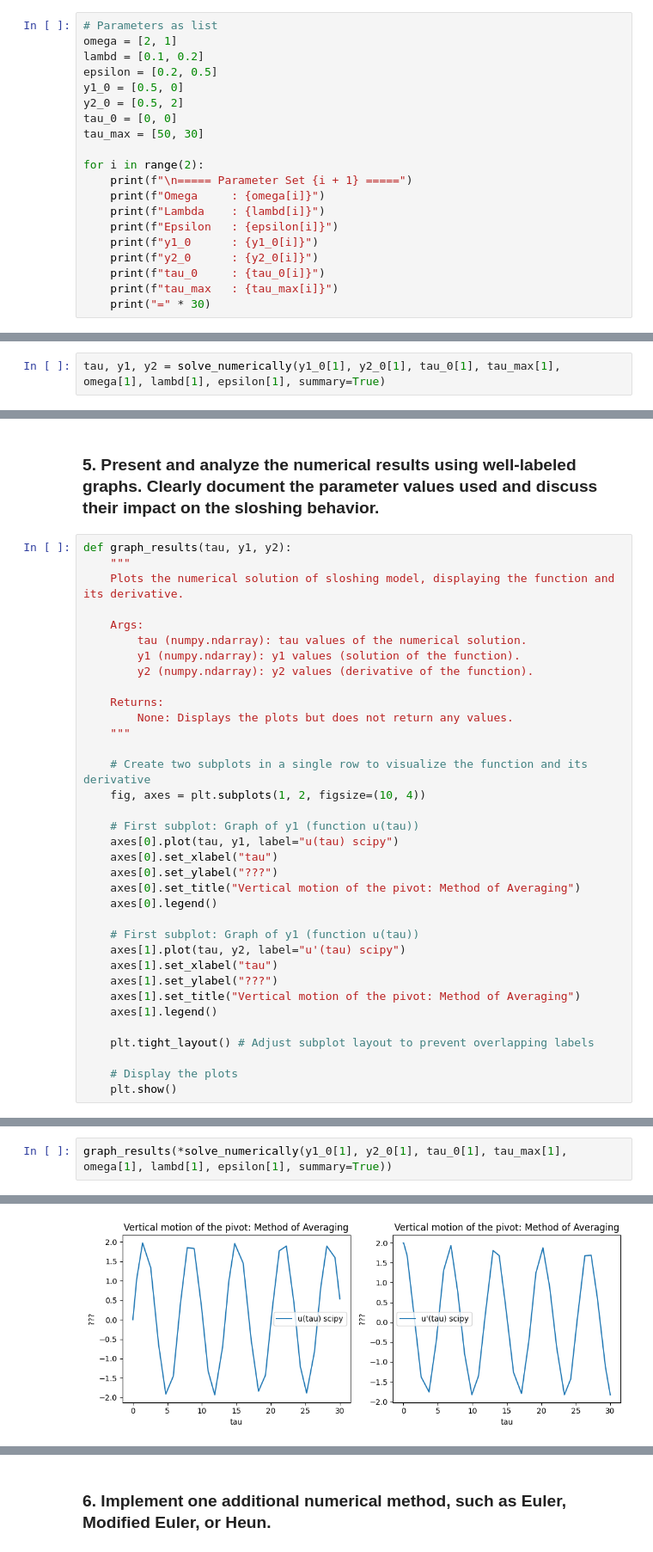
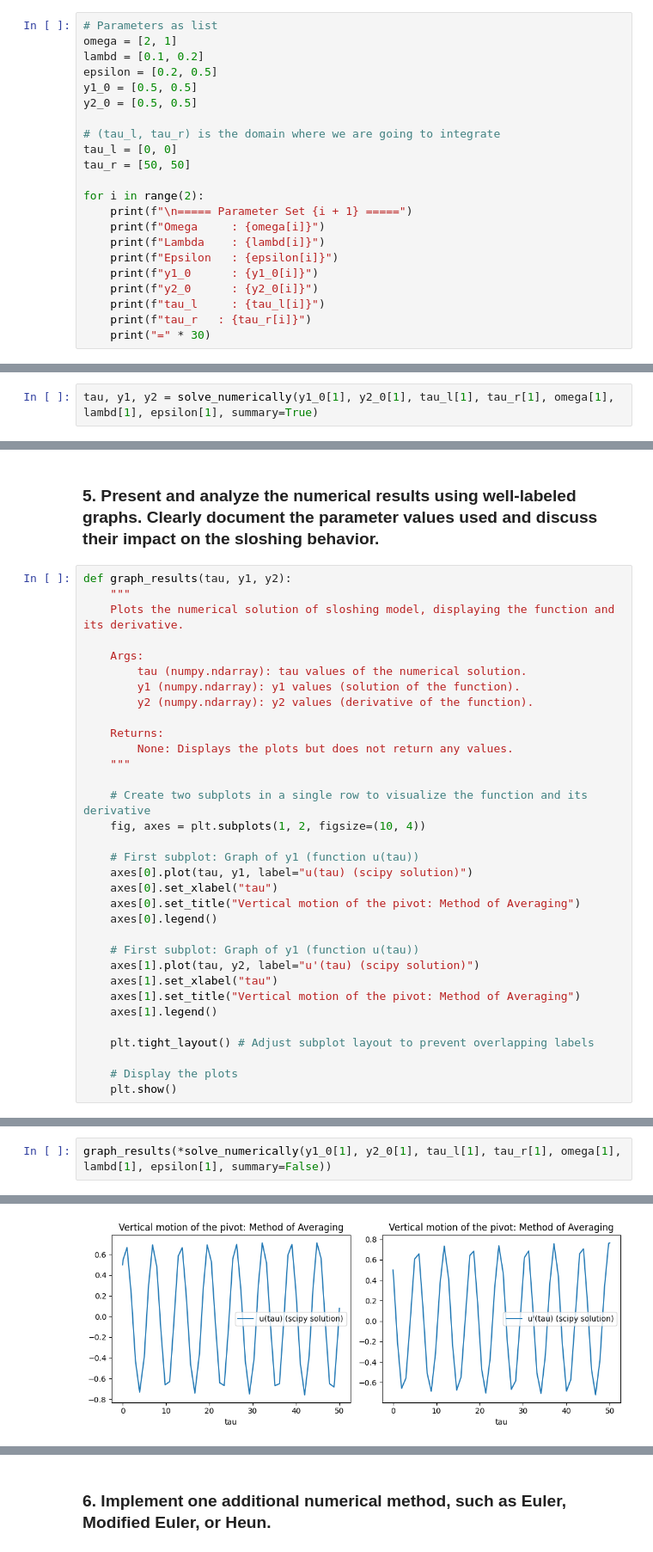
Before and after one commit to unalmedmathnum/Correa-Garcia-Lizcano-Velez, a Jupyter notebook: Tarea 3/main.ipynb, the cells around one changed output, grey strips where cells are left out. Shown at 86% size. Drawn from its saved outputs; the diff is of its cells as text.

```diff
--- a/Tarea 3/main.ipynb
+++ b/Tarea 3/main.ipynb
@@ -81,10 +85,12 @@ Dimensionless time is defined as $\tau = t\omega$, where $\omega$ represents the
 omega = [2, 1]
 lambd = [0.1, 0.2]
 epsilon = [0.2, 0.5]
-y1_0 = [0.5, 0]
-y2_0 = [0.5, 2]
-tau_0 = [0, 0]
-tau_max = [50, 30]
+y1_0 = [0.5, 0.5]
+y2_0 = [0.5, 0.5]
+
+# (tau_l, tau_r) is the domain where we are going to integrate
+tau_l = [0, 0]
+tau_r = [50, 50]
 
 for i in range(2):
     print(f"\n===== Parameter Set {i + 1} =====")
@@ -93,8 +99,8 @@ for i in range(2):
     print(f"Epsilon   : {epsilon[i]}")
     print(f"y1_0      : {y1_0[i]}")
     print(f"y2_0      : {y2_0[i]}")
-    print(f"tau_0     : {tau_0[i]}")
-    print(f"tau_max   : {tau_max[i]}")
+    print(f"tau_l     : {tau_l[i]}")
+    print(f"tau_r   : {tau_r[i]}")
     print("=" * 30)
 # %% [output]
 ===== Parameter Set 1 =====
@@ -197,7 +203,7 @@ Index tau        y1         y2
 # %% [markdown]
 Solve for second set of parameters
 # %%
-tau, y1, y2 = solve_numerically(y1_0[1], y2_0[1], tau_0[1], tau_max[1], omega[1], lambd[1], epsilon[1], summary=True)
+tau, y1, y2 = solve_numerically(y1_0[1], y2_0[1], tau_l[1], tau_r[1], omega[1], lambd[1], epsilon[1], summary=True)
 # %% [output]
 Index tau        y1         y2
 -----------------------------------
@@ -226,16 +232,14 @@ def graph_results(tau, y1, y2):
     fig, axes = plt.subplots(1, 2, figsize=(10, 4))
 
     # First subplot: Graph of y1 (function u(tau))
-    axes[0].plot(tau, y1, label="u(tau) scipy")
+    axes[0].plot(tau, y1, label="u(tau) (scipy solution)")
     axes[0].set_xlabel("tau")
-    axes[0].set_ylabel("???")
     axes[0].set_title("Vertical motion of the pivot: Method of Averaging")
     axes[0].legend()
 
     # First subplot: Graph of y1 (function u(tau))
-    axes[1].plot(tau, y2, label="u'(tau) scipy")
+    axes[1].plot(tau, y2, label="u'(tau) (scipy solution)")
     axes[1].set_xlabel("tau")
-    axes[1].set_ylabel("???")
     axes[1].set_title("Vertical motion of the pivot: Method of Averaging")
     axes[1].legend()
 
@@ -257,3 +254,3 @@ Index tau        y1         y2
 # %%
-graph_results(*solve_numerically(y1_0[1], y2_0[1], tau_0[1], tau_max[1], omega[1], lambd[1], epsilon[1], summary=True))
+graph_results(*solve_numerically(y1_0[1], y2_0[1], tau_l[1], tau_r[1], omega[1], lambd[1], epsilon[1], summary=False))
 # %% [output]
@@ -267 +257 @@ Index tau        y1         y2
-[figure, old version]
+[figure, new version]
```
Also changed, not shown: parts of 38 cells of this notebook.
